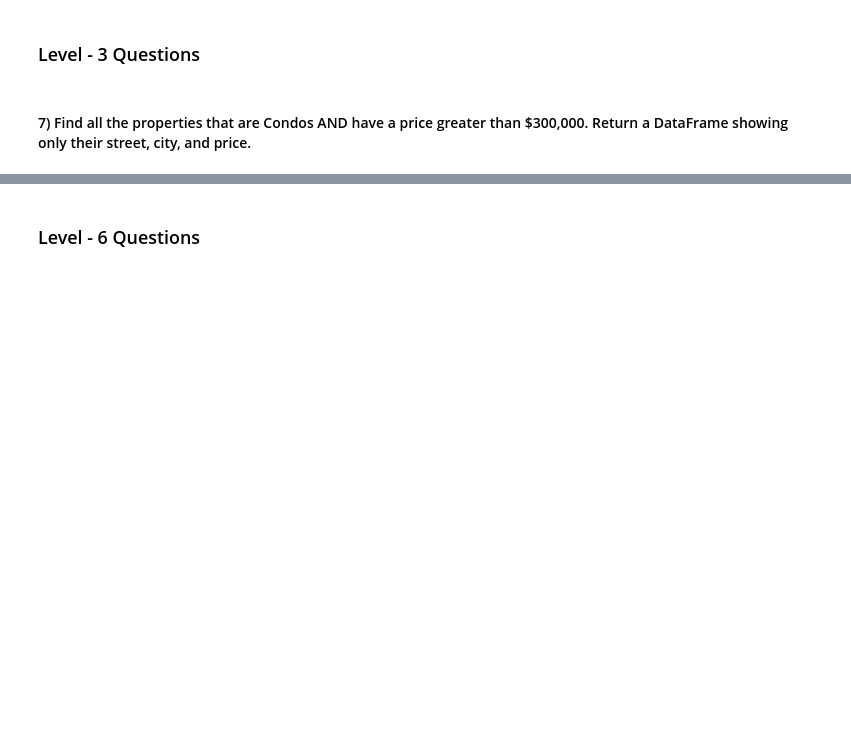
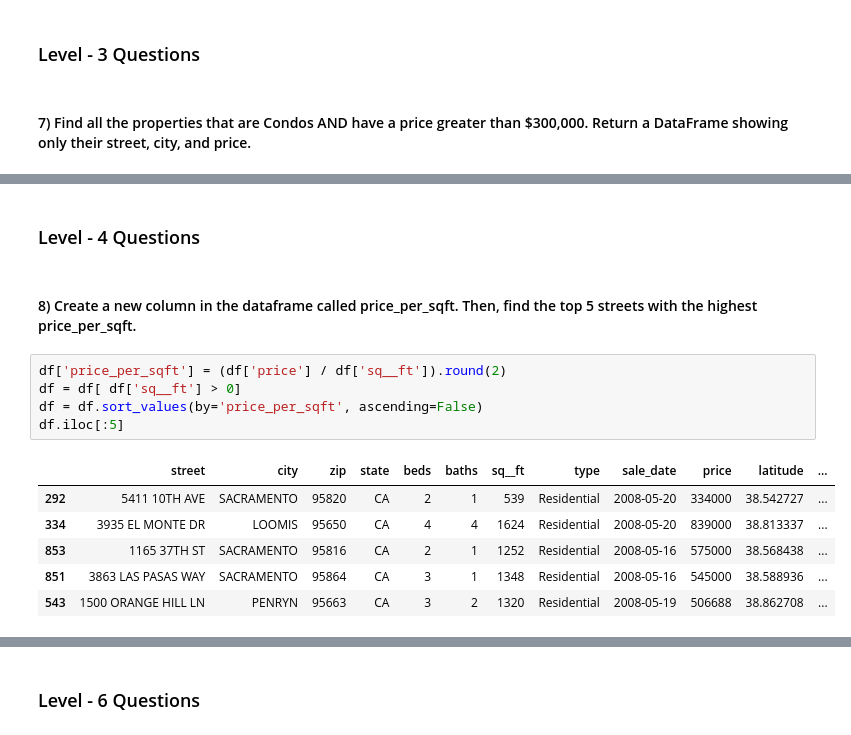
Before and after one commit to shreymusician/data-science-journey, a Jupyter notebook: practice/house_prices-Copy1.ipynb, the cells around one changed output, grey strips where cells are left out. Drawn from its saved outputs; the diff is of its cells as text; blank space fills up the shorter version.

```diff
--- a/practice/house_prices-Copy1.ipynb
+++ b/practice/house_prices-Copy1.ipynb
@@ -167,0 +173,16 @@ df.groupby('type')['price'].agg(['min', 'max'])
+# %% [markdown]
+### Level - 4 Questions
+# %% [markdown]
+#### 8) Create a new column in the dataframe called price_per_sqft. Then, find the top 5 streets with the highest price_per_sqft.
+# %%
+df['price_per_sqft'] = (df['price'] / df['sq__ft']).round(2)
+df = df[ df['sq__ft'] > 0]
+df = df.sort_values(by='price_per_sqft', ascending=False)
+df.iloc[:5]
+# %% [output]
+|  | street | city | zip | state | beds | baths | sq__ft | type | sale_date | price | latitude | ... |
+| 292 | 5411 10TH AVE | SACRAMENTO | 95820 | CA | 2 | 1 | 539 | Residential | 2008-05-20 | 334000 | 38.542727 | ... |
+| 334 | 3935 EL MONTE DR | LOOMIS | 95650 | CA | 4 | 4 | 1624 | Residential | 2008-05-20 | 839000 | 38.813337 | ... |
+| 853 | 1165 37TH ST | SACRAMENTO | 95816 | CA | 2 | 1 | 1252 | Residential | 2008-05-16 | 575000 | 38.568438 | ... |
+| 851 | 3863 LAS PASAS WAY | SACRAMENTO | 95864 | CA | 3 | 1 | 1348 | Residential | 2008-05-16 | 545000 | 38.588936 | ... |
+| 543 | 1500 ORANGE HILL LN | PENRYN | 95663 | CA | 3 | 2 | 1320 | Residential | 2008-05-19 | 506688 | 38.862708 | ... |
```
Also changed, not shown: parts of 7 cells of this notebook.
